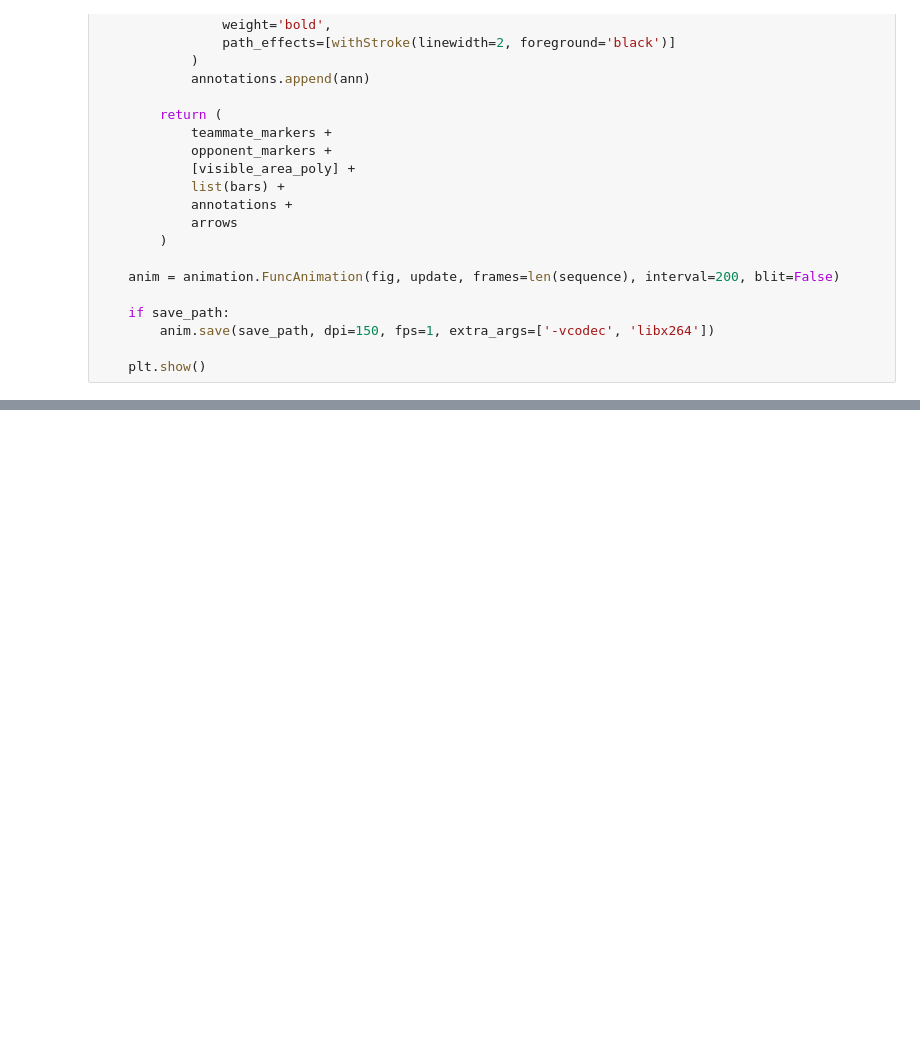
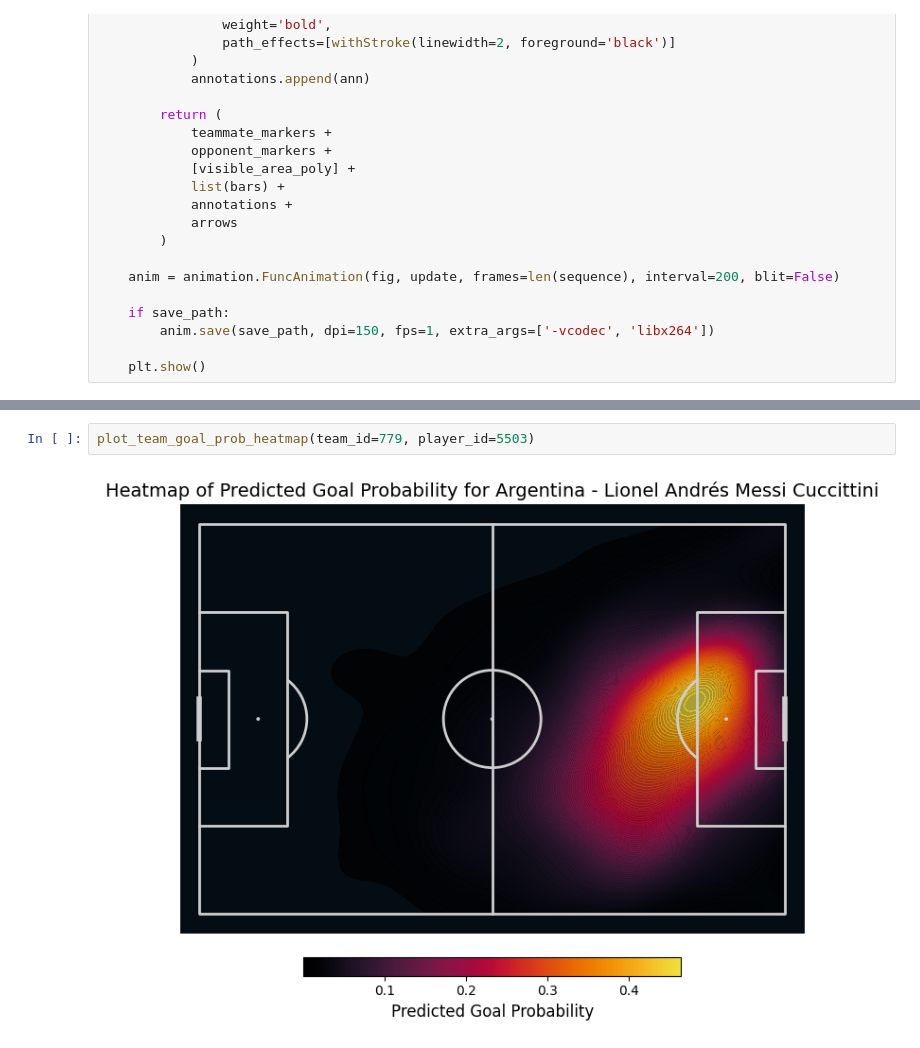
Before and after one commit to manueltuor/Data-Science-Project, a Jupyter notebook: 3_Result_Visualization.ipynb, the cells around one changed output, grey strips where cells are left out. Cells and saved outputs as stored; diff of their text form; blank space fills up the shorter version.

```diff
--- a/3_Result_Visualization.ipynb
+++ b/3_Result_Visualization.ipynb
@@ -424,0 +494,4 @@ animate_action_chain(df_model, SCENARIO, save_path='action_chain_animation.mp4')
+# %%
+plot_team_goal_prob_heatmap(team_id=779, player_id=5503)
+# %% [output]
+[figure, added]
```
Also changed, not shown: parts of 7 cells of this notebook.
